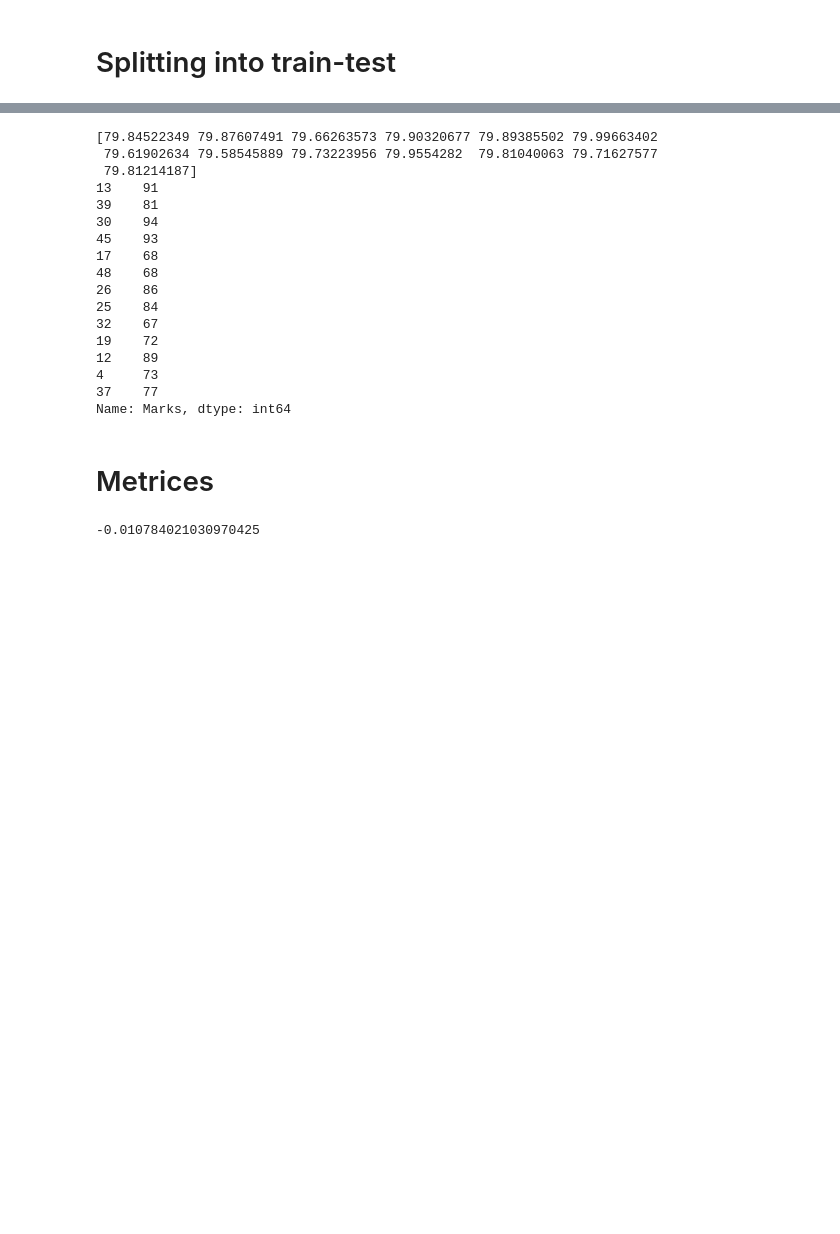
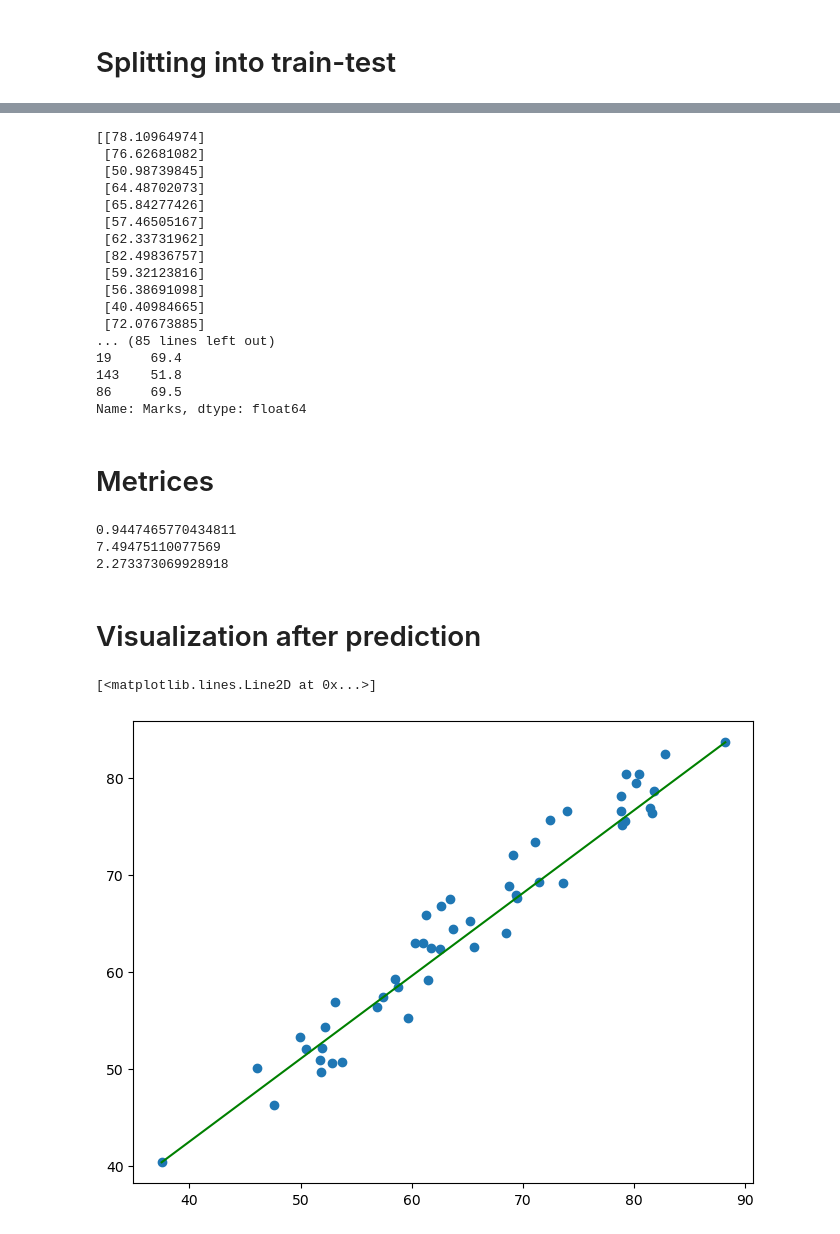
Before and after one commit to Anuj04432/ML_Algos, a Jupyter notebook: Supprt_Vector_Machines/sv_regression.ipynb, the cells around one changed output, grey strips where cells are left out. Cells and saved outputs as stored; diff of their text form; code cells hidden in the pictures; blank space fills up the shorter version.

Commit message:
Finded better r2score

```diff
--- a/Supprt_Vector_Machines/sv_regression.ipynb
+++ b/Supprt_Vector_Machines/sv_regression.ipynb
@@ -141,0 +141,12 @@ print(y_test.shape)
+# %%
+# Scaling the data
+
+from sklearn.preprocessing import StandardScaler
+
+std_x = StandardScaler()
+
+X_train = std_x.fit_transform(X_train)
+X_test = std_x.transform(X_test)
+# %%
+std_y = StandardScaler()
+y_train = std_y.fit_transform(y_train.values.reshape(-1,1)).ravel()
@@ -144,35 +159,49 @@ print(y_test.shape)
 
 from sklearn.svm import SVR
 
-model = SVR(kernel="rbf")
+model = SVR(kernel="linear",C=10)
 # %%
 model.fit(X_train,y_train)
 pred = model.predict(X_test)
+pred = std_y.inverse_transform(pred.reshape(-1,1))
 print(pred)
 print(y_test)
 # %% [output]
-[79.84522349 79.87607491 79.66263573 79.90320677 79.89385502 79.99663402
- 79.61902634 79.58545889 79.73223956 79.9554282  79.81040063 79.71627577
- 79.81214187]
-13    91
-39    81
-30    94
-45    93
-17    68
-48    68
-26    86
-25    84
-32    67
-19    72
-12    89
-4     73
-37    77
-Name: Marks, dtype: int64
+[[78.10964974]
+ [76.62681082]
+ [50.98739845]
+ [64.48702073]
+ [65.84277426]
+ [57.46505167]
+ [62.33731962]
+ [82.49836757]
+ [59.32123816]
+ [56.38691098]
+ [40.40984665]
+ [72.07673885]
+... (85 lines left out)
+19     69.4
+143    51.8
+86     69.5
+Name: Marks, dtype: float64
 # %% [markdown]
 # Metrices
 # %%
-from sklearn.metrics import accuracy_score,r2_score
+from sklearn.metrics import mean_absolute_error,mean_squared_error,r2_score
 
 print(r2_score(y_test,pred))
+print(mean_squared_error(y_test,pred))
+print(mean_absolute_error(y_test,pred))
 # %% [output]
--0.010784021030970425
+0.9447465770434811
+7.49475110077569
+2.273373069928918
+# %% [markdown]
+# Visualization after prediction
+# %%
+plt.figure(figsize=(8,6))
+plt.scatter(y_test,pred)
+plt.plot([y_test.min(),y_test.max()],[pred.min(),pred.max()],color = 'green')
+# %% [output]
+[<matplotlib.lines.Line2D at 0x...>]
+[figure, added]
```
Also changed, not shown: parts of 13 cells of this notebook, 1 other file.
